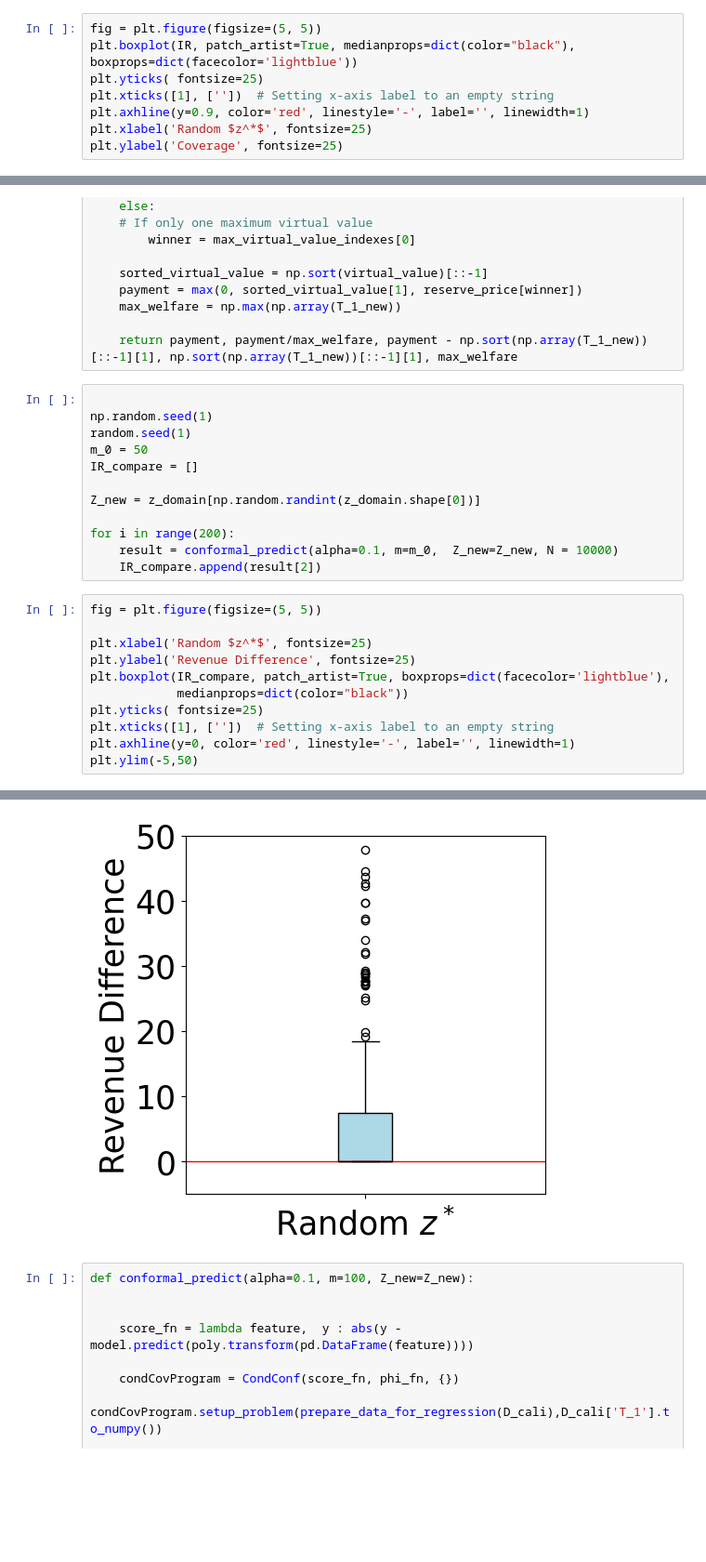
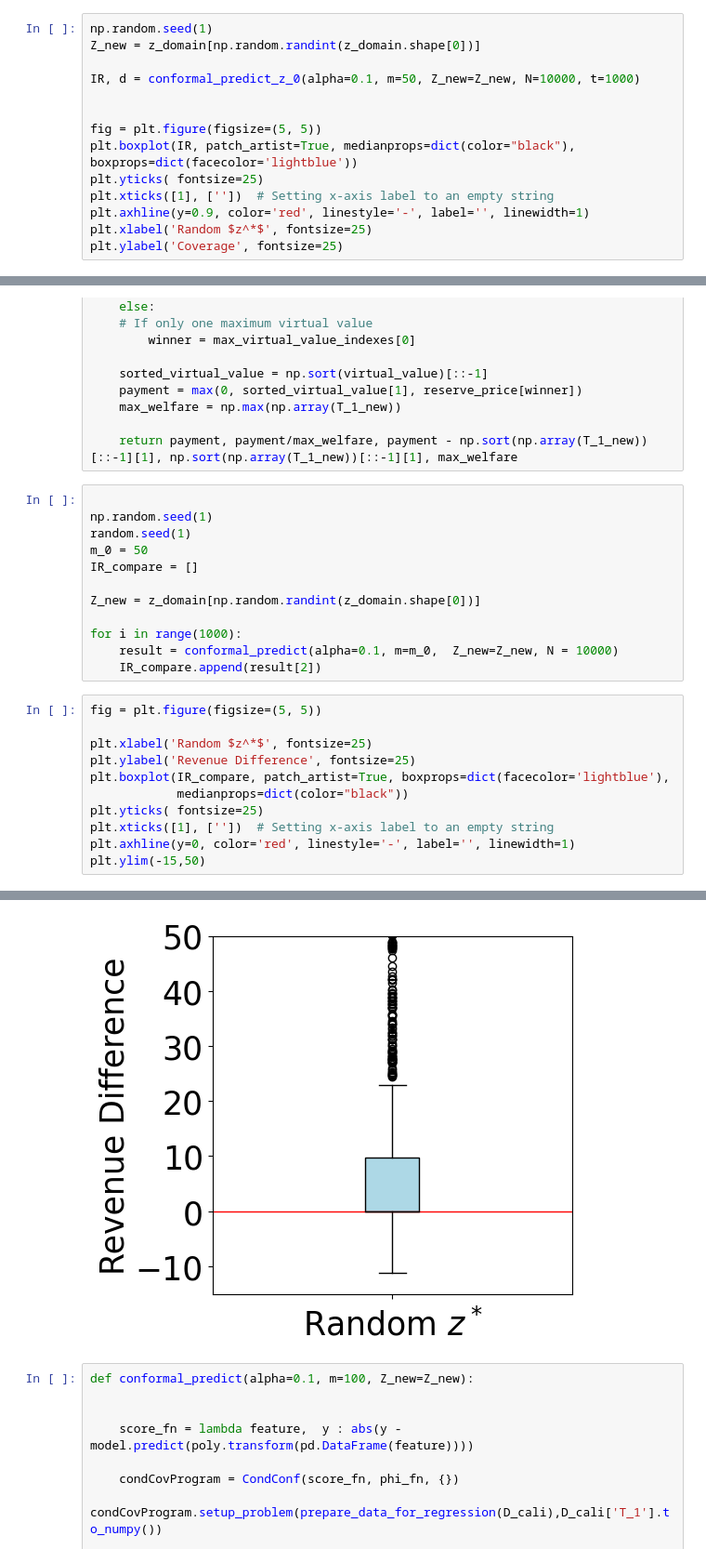
Before and after one commit to JialeHan22/Conformal-Online-Auction-Design, a Jupyter notebook: Simulation Studies/simulation_high_1.ipynb, the cells around one changed output, grey strips where cells are left out. Shown: that part at 93% size. Drawn from its saved outputs; the diff is of its cells as text; blank space fills up the shorter version.

```diff
--- a/Simulation Studies/simulation_high_1.ipynb
+++ b/Simulation Studies/simulation_high_1.ipynb
@@ -146,6 +146,12 @@ def conformal_predict_z_0(alpha=0.1, m=100, Z_new=Z_new, N=1000, t=200):
 
     return IR, d
 # %%
+np.random.seed(1)
+Z_new = z_domain[np.random.randint(z_domain.shape[0])]
+
+IR, d = conformal_predict_z_0(alpha=0.1, m=50, Z_new=Z_new, N=10000, t=1000)
+
+
 fig = plt.figure(figsize=(5, 5))
 plt.boxplot(IR, patch_artist=True, medianprops=dict(color="black"), boxprops=dict(facecolor='lightblue'))
 plt.yticks( fontsize=25)
@@ -254,7 +260,7 @@ IR_compare = []
 
 Z_new = z_domain[np.random.randint(z_domain.shape[0])]
 
-for i in range(200):
+for i in range(1000):
     result = conformal_predict(alpha=0.1, m=m_0,  Z_new=Z_new, N = 10000)
     IR_compare.append(result[2])
 # %%
@@ -267,5 +273,5 @@ plt.boxplot(IR_compare, patch_artist=True, boxprops=dict(facecolor='lightblue'),
 plt.yticks( fontsize=25)
 plt.xticks([1], [''])  # Setting x-axis label to an empty string
 plt.axhline(y=0, color='red', linestyle='-', label='', linewidth=1)
-plt.ylim(-5,50)
+plt.ylim(-15,50)
 # %% [output]
@@ -273,4 +279,4 @@ plt.ylim(-5,50)
-[figure, old version]
+[figure, new version]
 # %%
 def conformal_predict(alpha=0.1, m=100, Z_new=Z_new):
 
```
Also changed, not shown: parts of 7 cells of this notebook.
